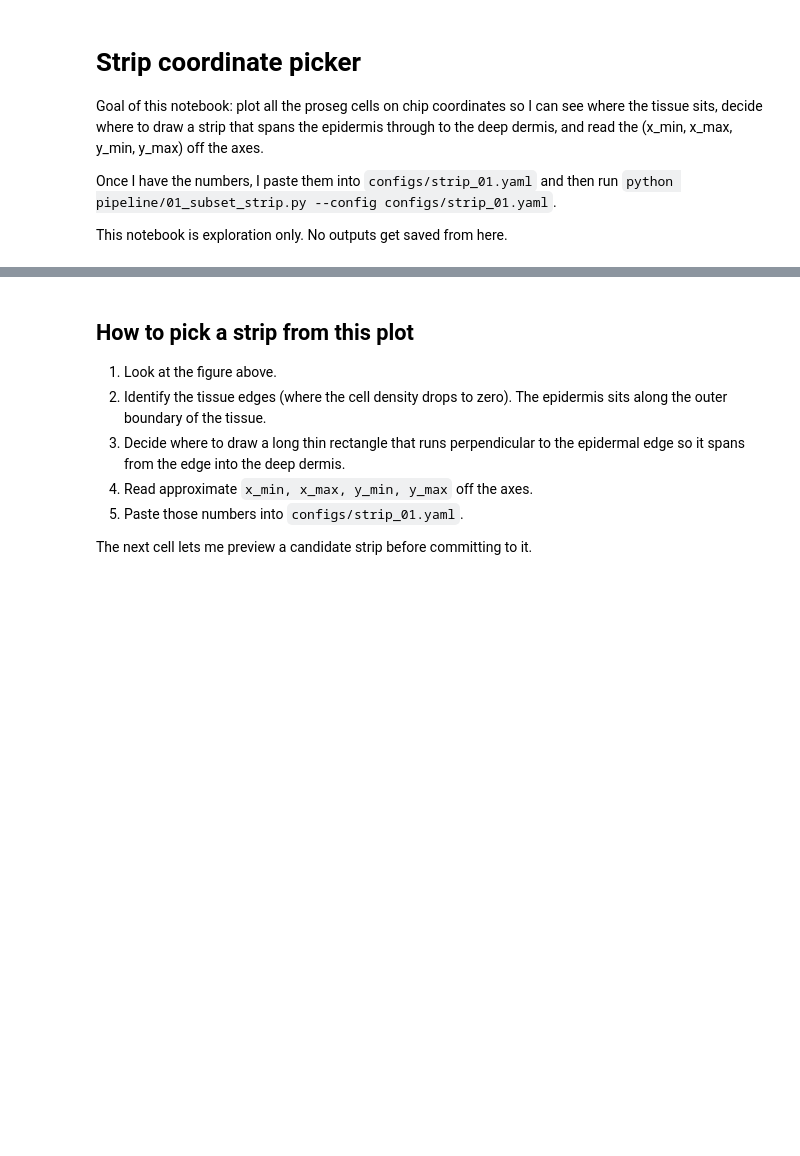
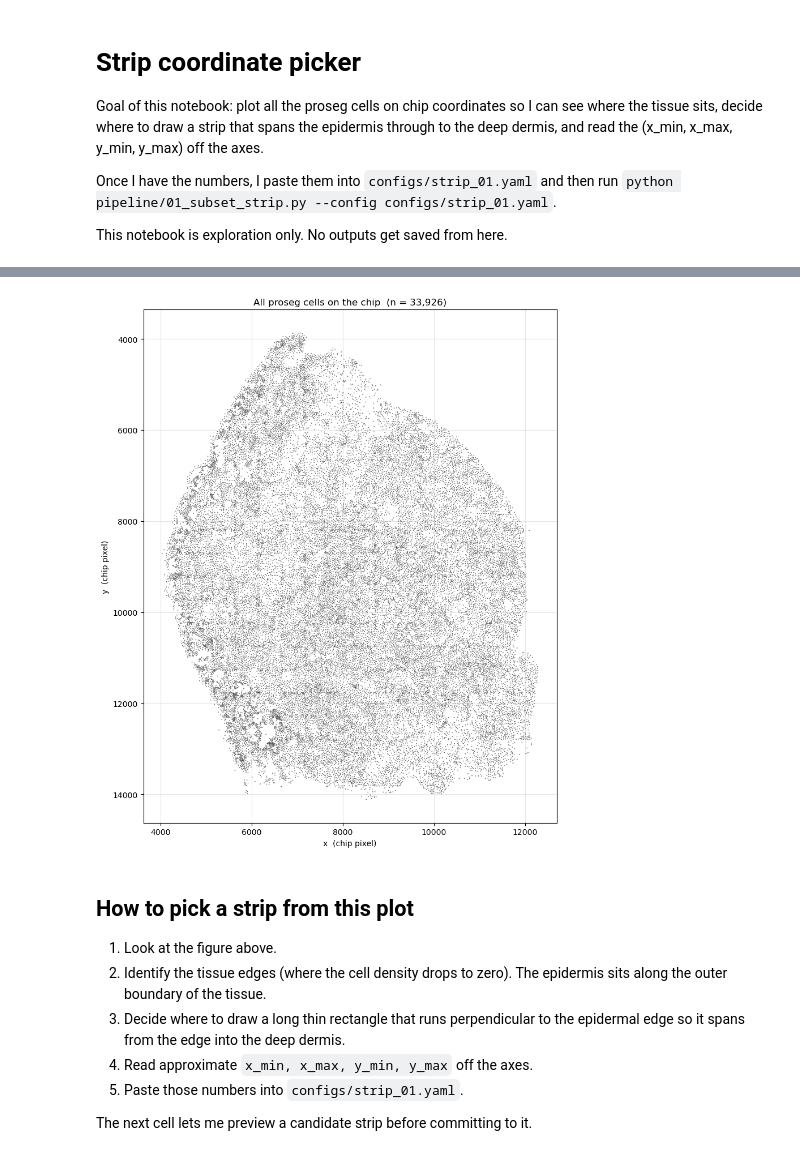
Before and after one commit to misoxy/keloid_analysis_pipeline, a Jupyter notebook: notebooks/exploration/01_strip_picker.ipynb, the cells around one changed output, grey strips where cells are left out. Saved outputs shown, nothing was run; the diff lists cells and outputs as text; code cells hidden in the pictures; blank space fills up the shorter version.

```diff
--- a/notebooks/exploration/01_strip_picker.ipynb
+++ b/notebooks/exploration/01_strip_picker.ipynb
@@ -26,19 +31,21 @@ print(f'y range: {a.obsm["spatial"][:,1].min():.0f} to {a.obsm["spatial"][:,1].m
 # %%
 # Plot every proseg cell as a small dot at its chip coordinate.
 # Colour is uniform so we can see tissue shape and density.
 
 fig, ax = plt.subplots(figsize=(11, 10))
 ax.scatter(a.obsm['spatial'][:, 0],
            a.obsm['spatial'][:, 1],
-           s=0.3, c='steelblue', alpha=0.5, edgecolors='none')
+           s=1.5, c='black', alpha=0.6, edgecolors='none')
 ax.invert_yaxis()                # image-style orientation (y grows downward)
 ax.set_aspect('equal')
 ax.set_xlabel('x  (chip pixel)')
 ax.set_ylabel('y  (chip pixel)')
 ax.set_title(f'All proseg cells on the chip  (n = {a.n_obs:,})')
 ax.grid(True, alpha=0.3)
 plt.tight_layout()
 plt.show()
+# %% [output]
+[figure, added]
 # %% [markdown]
 ## How to pick a strip from this plot
 
```
Also changed, not shown: parts of 3 cells of this notebook, 3 other files.
